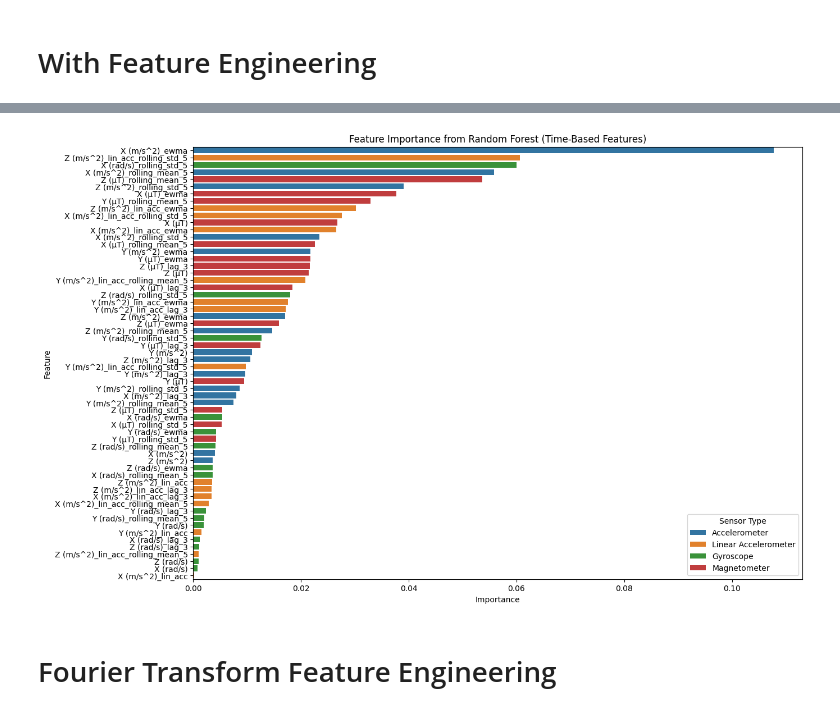
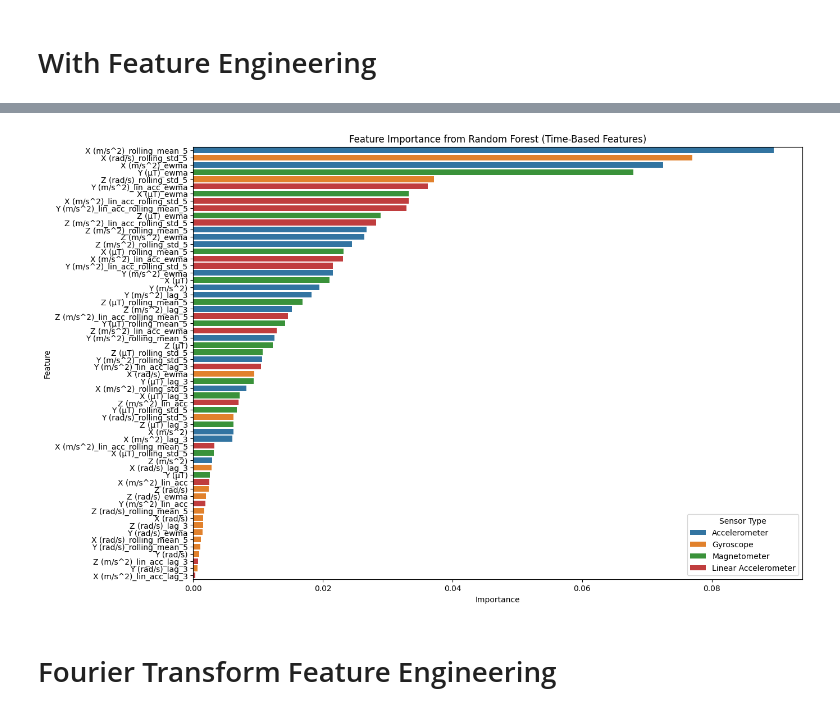
Before and after one commit to priyankvenkat/ml4qs-gesture-recognition, a Jupyter notebook: Combined 80mins/Feature Engineering + RF Model.ipynb, the cells around one changed output, grey strips where cells are left out. Saved outputs shown, nothing was run; the diff lists cells and outputs as text; code cells hidden in the pictures.

Commit message:
updated rf model

```diff
--- a/Combined 80mins/Feature Engineering + RF Model.ipynb
+++ b/Combined 80mins/Feature Engineering + RF Model.ipynb
@@ -203,11 +221,19 @@ X_scaled = scaler.fit_transform(X)
 X_train, X_test, y_train, y_test = train_test_split(X_scaled, y, test_size=0.3, random_state=24)
 
 # Initialize and train the Random Forest model
-rf_model = RandomForestClassifier(n_estimators=5, random_state=24)
-rf_model.fit(X_train, y_train)
+rf_model_rolling = RandomForestClassifier(
+    n_estimators=9,
+    max_depth=19,
+    min_samples_split=3,
+    min_samples_leaf=7,
+    criterion='log_loss',
+    max_features='log2',
+    random_state=24
+)
+rf_model_rolling.fit(X_train, y_train)
 
 # Predict on the test set
-y_pred = rf_model.predict(X_test)
+y_pred = rf_model_rolling.predict(X_test)
 
 # Evaluate the model
 accuracy = accuracy_score(y_test, y_pred)
@@ -227,7 +253,7 @@ print("Classification Report:")
 print(class_report)
 
 # Cross-validation scores
-cv_scores = cross_val_score(rf_model, X_scaled, y, cv=5)
+cv_scores = cross_val_score(rf_model_rolling, X_scaled, y, cv=5)
 print(f"Cross-validation scores: {cv_scores}")
 print(f"Mean cross-validation score: {cv_scores.mean():.4f}")
 # %% [output]
@@ -267,29 +293,29 @@ def extract_sensor_type(feature_name):
         return 'Unknown'
 # %%
 # Get feature importances
-feature_importances = rf_model.feature_importances_
+feature_importances = rf_model_rolling.feature_importances_
 
 # Ensure feature_names matches the actual features used in the model
 feature_names = feature_columns.tolist()
 assert len(feature_names) == len(feature_importances), "Mismatch between feature names and importances lengths."
 
 # Create a DataFrame for visualization
 importance_df = pd.DataFrame({'Feature': feature_names, 'Importance': feature_importances})
 importance_df = importance_df.sort_values(by='Importance', ascending=False)
 
 # Correct sensor type extraction function
 importance_df['Sensor'] = importance_df['Feature'].apply(extract_sensor_type)
 
 # Plot feature importances with sensor type indicated
 plt.figure(figsize=(14, 10))
 sns.barplot(x='Importance', y='Feature', hue='Sensor', data=importance_df)
 plt.title('Feature Importance from Random Forest (Time-Based Features)')
 plt.xlabel('Importance')
 plt.ylabel('Feature')
 plt.legend(title='Sensor Type')
 plt.show()
 # %% [output]
-[figure, old version]
+[figure, new version]
 # %% [markdown]
 # Fourier Transform Feature Engineering
 # %%
```
Also changed, not shown: parts of 10 cells of this notebook.
